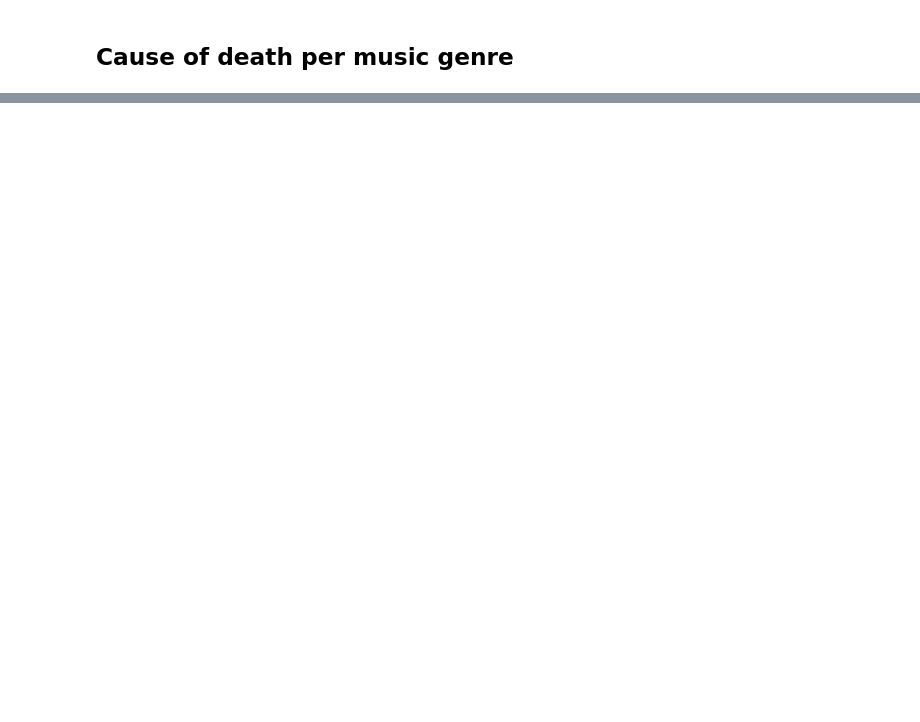
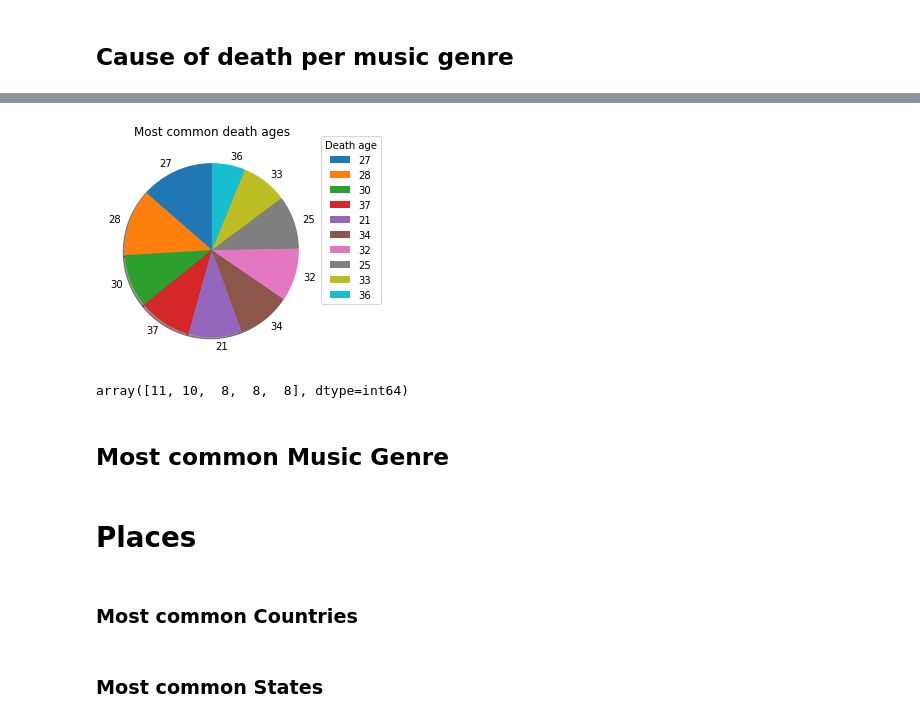
Before and after one commit to Kalincillo/data_science_music_and_death, a Jupyter notebook: music_and_death.ipynb, the cells around one changed output, grey strips where cells are left out. Saved outputs shown, nothing was run; the diff lists cells and outputs as text; code cells hidden in the pictures; blank space fills up the shorter version.

Commit message:
Pie chart with mos common death ages

```diff
--- a/music_and_death.ipynb
+++ b/music_and_death.ipynb
@@ -195,0 +196,2 @@ dtype: int64
+# %%
+n_da = musician['death_age'].value_counts().nlargest(10)
@@ -195,0 +212,20 @@ dtype: int64
+# %%
+
+plt.pie(n_da.values, labels=n_da.index, startangle=90, shadow=True)
+plt.title("Most common death ages")
+plt.legend(title='Death age', loc=(1, 0.25))
+plt.show()
+# %% [output]
+[figure, added]
+# %%
+n_da.values
+# %% [output]
+array([11, 10,  8,  8,  8], dtype=int64)
+# %% [markdown]
+## Most common Music Genre
+# %% [markdown]
+# Places
+# %% [markdown]
+### Most common Countries
+# %% [markdown]
+### Most common States
```
Also changed, not shown: parts of 13 cells of this notebook.
